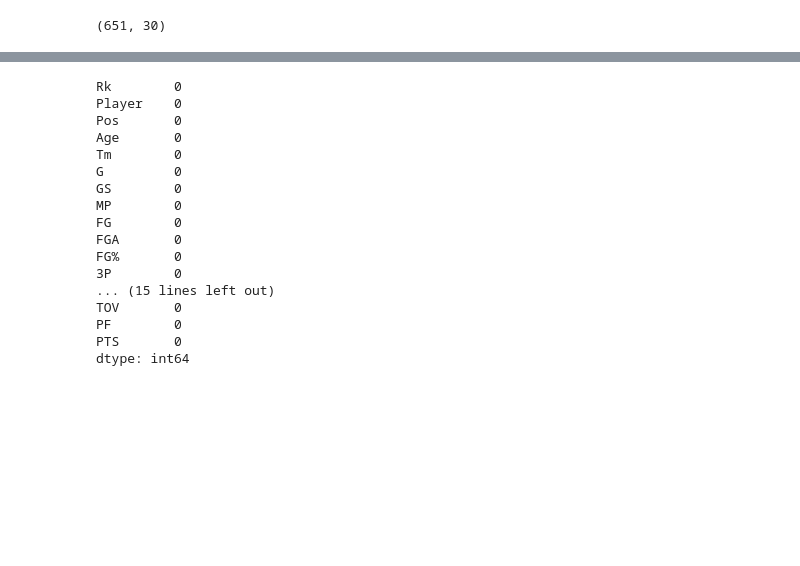
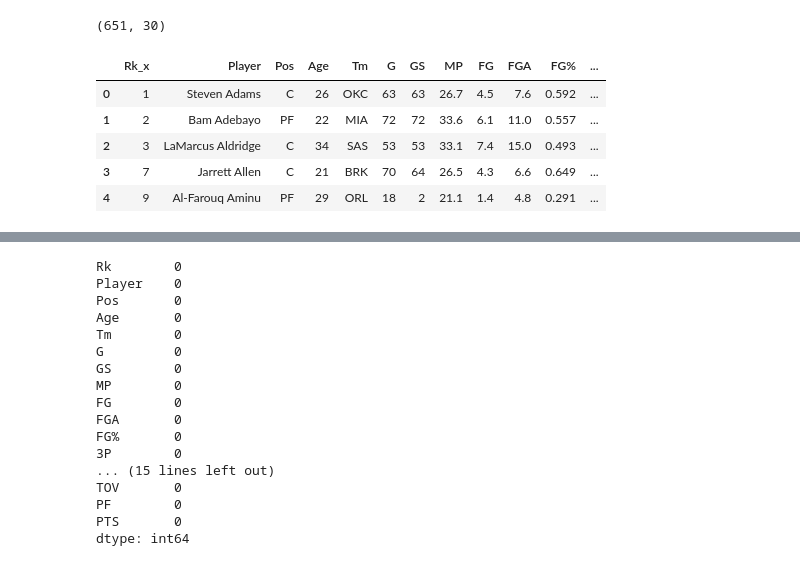
Before and after one commit to KenHoffman95/Fantasy-Basketball-Preseason-Analysis-2020, a Jupyter notebook: Data Cleaning, Feature Engineering and EDA.ipynb, the cells around one changed output, grey strips where cells are left out. Drawn from its saved outputs; the diff is of its cells as text; code cells hidden in the pictures; blank space fills up the shorter version.

```diff
--- a/Data Cleaning, Feature Engineering and EDA.ipynb
+++ b/Data Cleaning, Feature Engineering and EDA.ipynb
@@ -41,0 +47,9 @@ df.shape
+# %%
+df.head(5)
+# %% [output]
+|  | Rk_x | Player | Pos | Age | Tm | G | GS | MP | FG | FGA | FG% | ... |
+| 0 | 1 | Steven Adams | C | 26 | OKC | 63 | 63 | 26.7 | 4.5 | 7.6 | 0.592 | ... |
+| 1 | 2 | Bam Adebayo | PF | 22 | MIA | 72 | 72 | 33.6 | 6.1 | 11.0 | 0.557 | ... |
+| 2 | 3 | LaMarcus Aldridge | C | 34 | SAS | 53 | 53 | 33.1 | 7.4 | 15.0 | 0.493 | ... |
+| 3 | 7 | Jarrett Allen | C | 21 | BRK | 70 | 64 | 26.5 | 4.3 | 6.6 | 0.649 | ... |
+| 4 | 9 | Al-Farouq Aminu | PF | 29 | ORL | 18 | 2 | 21.1 | 1.4 | 4.8 | 0.291 | ... |
```
Also changed, not shown: parts of 6 cells of this notebook.
